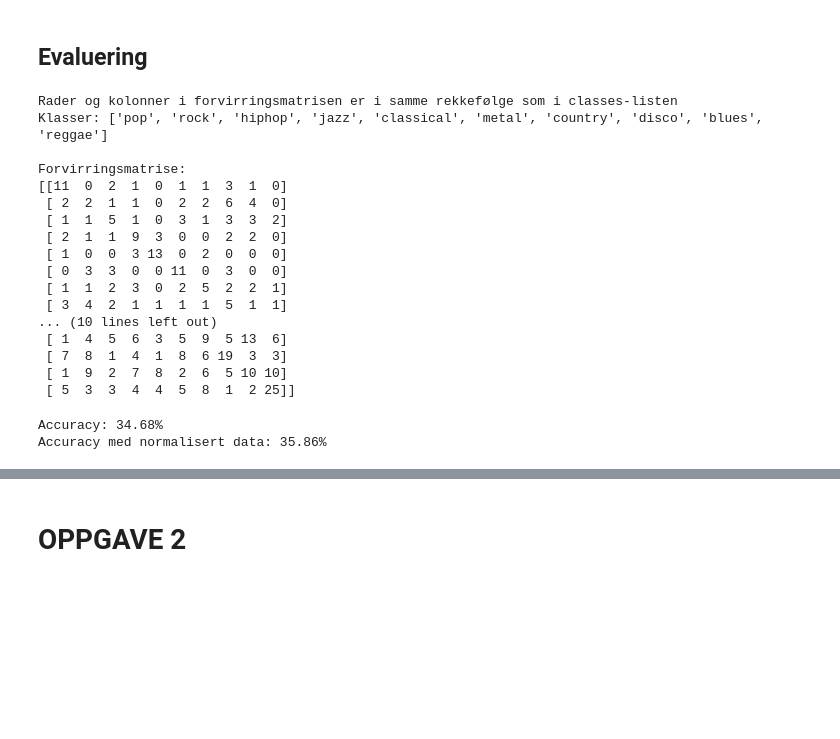
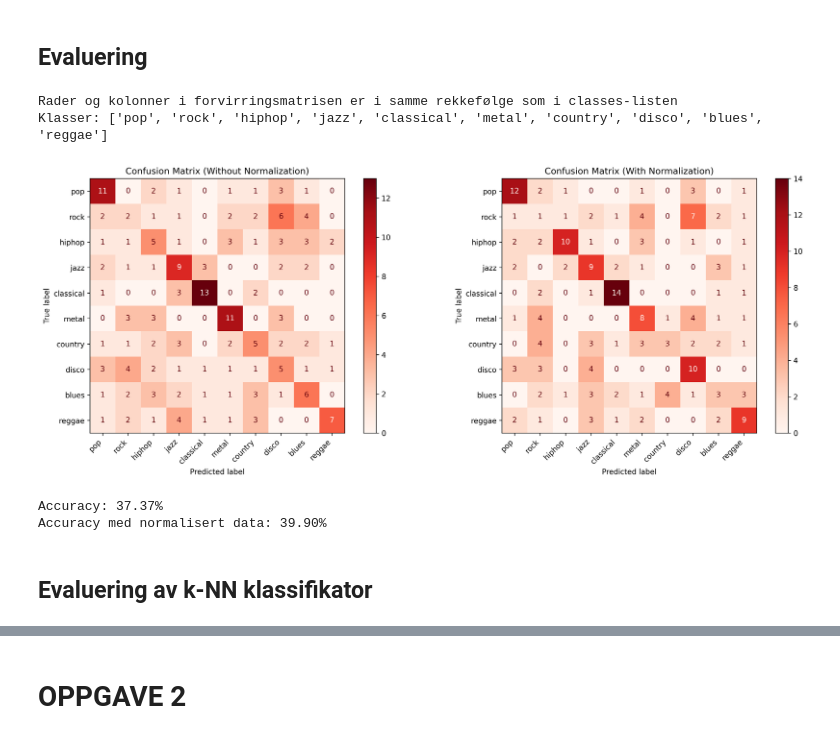
Before and after one commit to TordTr/TTT4275-Music-project, a Jupyter notebook: Tord_loking.ipynb, the cells around one changed output, grey strips where cells are left out. Cells and saved outputs as stored; diff of their text form; code cells hidden in the pictures; blank space fills up the shorter version.

```diff
--- a/Tord_loking.ipynb
+++ b/Tord_loking.ipynb
@@ -17,7 +30,7 @@ import pandas as pd
 
 def load_genre_data_by_range(start_row, end_row, GenreClassData):
     # Les kun de nødvendige kolonnene (brukercols for å spesifisere kolonneindekser)
-    cols_to_load = [2.1, 7-1, 11-1, 41-1, 42-1]
+    cols_to_load = [2-1, 7-1, 11-1, 41-1, 42-1]
     col_names = ["name",'spectral centroid mean', 'spectral rolloff mean', 'tempo', 'mfcc 1 mean']
 
     data = pd.read_csv(GenreClassData, sep=r'\s+', header=None, usecols=cols_to_load)
@@ -68,14 +81,7 @@ def load_genre_data_by_name(data_set, name):
     return navngittdata
 
 
-# ================== BESTEMME FIL ====================
 
-
-
-GenreClassData = "Music files/GenreClassData_10s.txt"
-
-
-# ================== BESTEMME FIL ====================
 popdata_index = [0,99]
 #pop_Data = load_genre_data_by_range(popdata_index[0], popdata_index[1], GenreClassData)
 #print(pop_Data)
@@ -245,59 +260,62 @@ Avstander til nærmeste naboer:
 # %%
 train_data, test_data = load_genre_data_by_type(GenreClassData)
 test_pop_data = np.array(load_genre_data_by_name(test_data.values,"pop"))
 classes = ["pop", "rock", "hiphop", "jazz", "classical", "metal", "country", "disco", "blues", "reggae"]
 
 
 def evaluering(train_data, test_data, k):
     y_true = []
     y_pred = []
     for test_instance in test_data.values:
         true_label = test_instance[0].split('_')[0]
         predicted_label, _, _ = k_nn(train_data.values, test_instance[1:], k)
         y_pred.append(predicted_label)
         y_true.append(true_label)
     cm = confusion_matrix(y_true, y_pred,labels=classes)
     return cm
 
+
+def accuracy_percent(cm):
+    import numpy as np
+    return 100 * np.trace(cm) / np.sum(cm)
+
+
 # Eksempelbruk
 k = 5
 conf_matrix = evaluering(train_data, test_data, k)
 print(f"Rader og kolonner i forvirringsmatrisen er i samme rekkefølge som i classes-listen")
 print(f"Klasser: {classes}\n")
 
-print("Forvirringsmatrise:")
-print(conf_matrix)
-
 #Med normalisert data
 conf_matrix_normalized = evaluering(train_scaled_with_name, test_scaled_with_name, k)
-print("\nForvirringsmatrise med normalisert data:")
-print(conf_matrix_normalized)
+
+# Plot begge confusion matrices
+fig, ax = plt.subplots(1, 2, figsize=(16, 6), dpi=300)
+
+# Plot 1: Uten normalisering
+disp1 = ConfusionMatrixDisplay(confusion_matrix=conf_matrix, display_labels=classes)
+disp1.plot(ax=ax[0], colorbar=True, cmap='Reds')
+ax[0].set_title('Confusion Matrix (Without Normalization)')
+ax[0].set_xticklabels(classes, rotation=45, ha='right')
+
+# Plot 2: Med normalisering
+disp2 = ConfusionMatrixDisplay(confusion_matrix=conf_matrix_normalized, display_labels=classes)
+disp2.plot(ax=ax[1], colorbar=True, cmap='Reds')
+ax[1].set_title('Confusion Matrix (With Normalization)')
+ax[1].set_xticklabels(classes, rotation=45, ha='right')
+
+plt.tight_layout()
+plt.savefig('Figures/cm_oppgave_1.png', dpi=300, bbox_inches='tight')  # Lagre figuren som en PNG-fil
+plt.show()
+
+print(f"\nAccuracy: {accuracy_percent(conf_matrix):.2f}%")
+print(f"Accuracy med normalisert data: {accuracy_percent(conf_matrix_normalized):.2f}%")
 # %% [output]
 Rader og kolonner i forvirringsmatrisen er i samme rekkefølge som i classes-listen
 Klasser: ['pop', 'rock', 'hiphop', 'jazz', 'classical', 'metal', 'country', 'disco', 'blues', 'reggae']
-
-Forvirringsmatrise:
-[[11  0  2  1  0  1  1  3  1  0]
- [ 2  2  1  1  0  2  2  6  4  0]
- [ 1  1  5  1  0  3  1  3  3  2]
- [ 2  1  1  9  3  0  0  2  2  0]
- [ 1  0  0  3 13  0  2  0  0  0]
- [ 0  3  3  0  0 11  0  3  0  0]
- [ 1  1  2  3  0  2  5  2  2  1]
- [ 3  4  2  1  1  1  1  5  1  1]
-... (10 lines left out)
- [ 1  4  5  6  3  5  9  5 13  6]
- [ 7  8  1  4  1  8  6 19  3  3]
- [ 1  9  2  7  8  2  6  5 10 10]
- [ 5  3  3  4  4  5  8  1  2 25]]
+[figure, added]
+Accuracy: 37.37%
+Accuracy med normalisert data: 39.90%
-# %%
-def accuracy_percent(cm):
-    import numpy as np
-    return 100 * np.trace(cm) / np.sum(cm)
-
-print(f"Accuracy: {accuracy_percent(conf_matrix):.2f}%")
-print(f"Accuracy med normalisert data: {accuracy_percent(conf_matrix_normalized):.2f}%")
-# %% [output]
-Accuracy: 34.68%
-Accuracy med normalisert data: 35.86%
+# %% [markdown]
+## Evaluering av k-NN klassifikator
 # %% [markdown]
```
Also changed, not shown: parts of 33 cells of this notebook, 5 other files.
